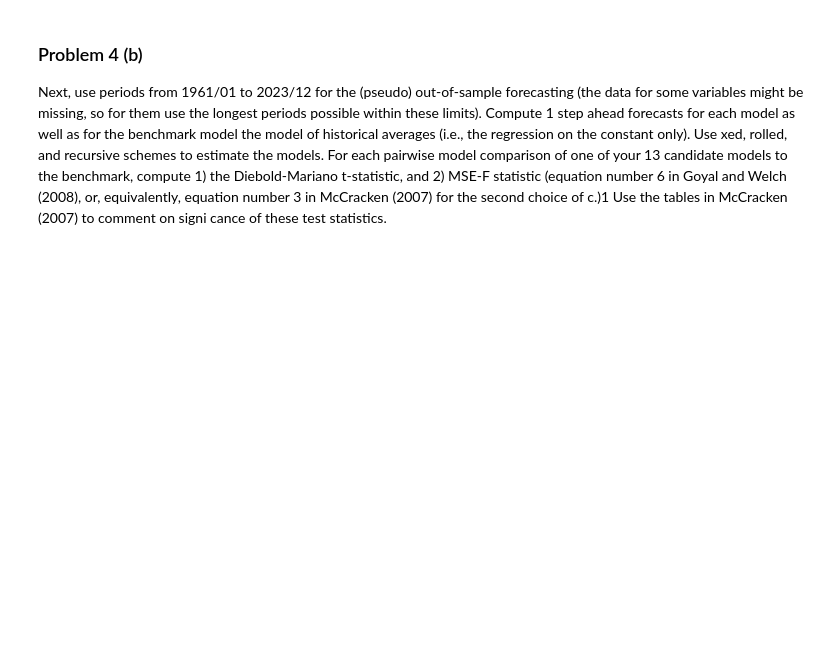
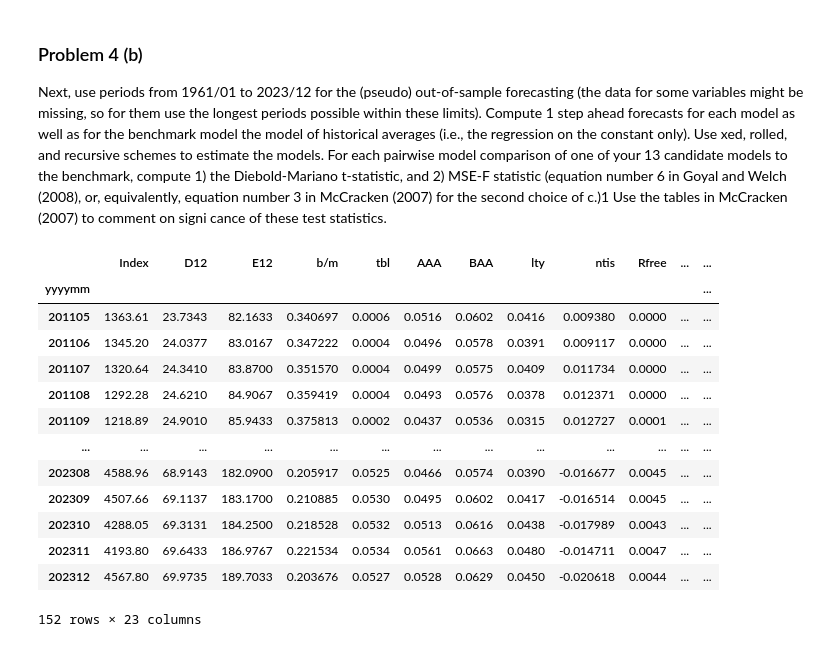
Before and after one commit to LeatherBag011235/Studying-stuff, a Jupyter notebook: Maxim_Shibanov_Econometrics_HA02.ipynb, the cells around one changed output. Cells and saved outputs as stored; diff of their text form; code cells hidden in the pictures; blank space fills up the shorter version.

```diff
--- a/Maxim_Shibanov_Econometrics_HA02.ipynb
+++ b/Maxim_Shibanov_Econometrics_HA02.ipynb
@@ -486,4 +454,5 @@ df['d/y'] = np.log(df['D12'] / df['Index'].shift(1))
 df['e/p'] = np.log(df['E12'] / df['Index'])
 df['d/e'] = np.log(df['D12'] / df['E12'])
 df['tms'] = df['lty'] - df['tbl']
-df['e_prim'] = df['CRSP_SPvw'] - df['Rfree']
+e_prim = df['CRSP_SPvw'] - df['Rfree']
+print(df, e_prim)
@@ -490,2 +477,5 @@ df['e_prim'] = df['CRSP_SPvw'] - df['Rfree']
+# %%
+df = df.shift(1)
+df['e_prim'] = e_prim
 # %%
 dependent_variables = ['d/p', 'd/y', 'e/p', 'd/e', 'svar', 'csp', 'b/m', 'ntis', 'tbl', 'ltr', 'lty', 'tms', 'infl']
@@ -557,3 +543,26 @@ ahead forecasts for each model as well as for the benchmark model the
  equation number 3 in McCracken (2007) for the second choice of c.)1 Use
  the tables in McCracken (2007) to comment on signi cance of these test
 statistics.
+# %%
+df = df.loc[196101:, :]
+n = len(df)
+
+# 80% of the data for training the model and 20% for pseudo OOS forcast
+df_train = df.iloc[:int(n*(0.8)), :]
+df_test = df.iloc[int(n*(0.8)):, : ]
+df_test
+# %% [output]
+|  | Index | D12 | E12 | b/m | tbl | AAA | BAA | lty | ntis | Rfree | ... | ... |
+| yyyymm |  |  |  |  |  |  |  |  |  |  |  | ... |
+| 201105 | 1363.61 | 23.7343 | 82.1633 | 0.340697 | 0.0006 | 0.0516 | 0.0602 | 0.0416 | 0.009380 | 0.0000 | ... | ... |
+| 201106 | 1345.20 | 24.0377 | 83.0167 | 0.347222 | 0.0004 | 0.0496 | 0.0578 | 0.0391 | 0.009117 | 0.0000 | ... | ... |
+| 201107 | 1320.64 | 24.3410 | 83.8700 | 0.351570 | 0.0004 | 0.0499 | 0.0575 | 0.0409 | 0.011734 | 0.0000 | ... | ... |
+| 201108 | 1292.28 | 24.6210 | 84.9067 | 0.359419 | 0.0004 | 0.0493 | 0.0576 | 0.0378 | 0.012371 | 0.0000 | ... | ... |
+| 201109 | 1218.89 | 24.9010 | 85.9433 | 0.375813 | 0.0002 | 0.0437 | 0.0536 | 0.0315 | 0.012727 | 0.0001 | ... | ... |
+| ... | ... | ... | ... | ... | ... | ... | ... | ... | ... | ... | ... | ... |
+| 202308 | 4588.96 | 68.9143 | 182.0900 | 0.205917 | 0.0525 | 0.0466 | 0.0574 | 0.0390 | -0.016677 | 0.0045 | ... | ... |
+| 202309 | 4507.66 | 69.1137 | 183.1700 | 0.210885 | 0.0530 | 0.0495 | 0.0602 | 0.0417 | -0.016514 | 0.0045 | ... | ... |
+| 202310 | 4288.05 | 69.3131 | 184.2500 | 0.218528 | 0.0532 | 0.0513 | 0.0616 | 0.0438 | -0.017989 | 0.0043 | ... | ... |
+| 202311 | 4193.80 | 69.6433 | 186.9767 | 0.221534 | 0.0534 | 0.0561 | 0.0663 | 0.0480 | -0.014711 | 0.0047 | ... | ... |
+| 202312 | 4567.80 | 69.9735 | 189.7033 | 0.203676 | 0.0527 | 0.0528 | 0.0629 | 0.0450 | -0.020618 | 0.0044 | ... | ... |
+152 rows × 23 columns
```
Also changed, not shown: parts of 22 cells of this notebook, 1 other file.
